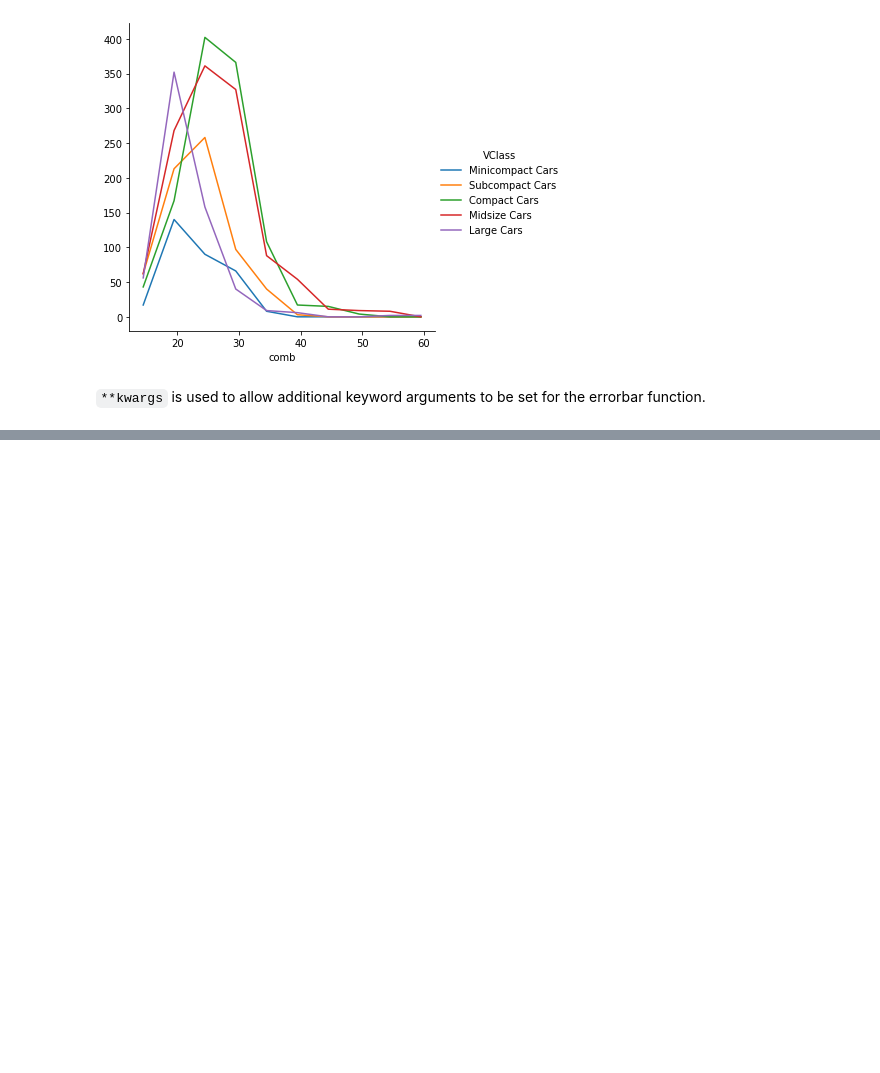
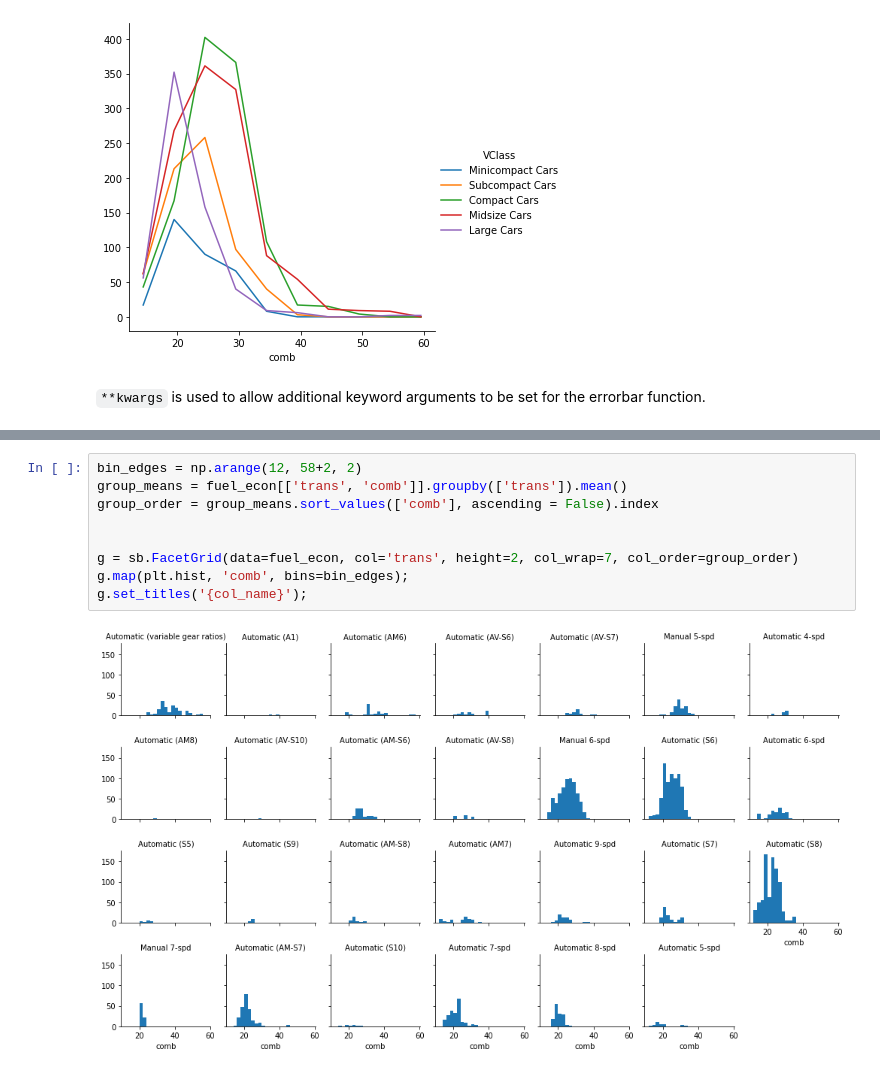
Before and after one commit to jackycwwang/data_visualization, a Jupyter notebook: 3. bivariate_exploration_of_data.ipynb, the cells around one changed output, grey strips where cells are left out. Saved outputs shown, nothing was run; the diff lists cells and outputs as text; blank space fills up the shorter version.

Commit message:
feat: Add Ridgeline Plots section

```diff
--- a/3. bivariate_exploration_of_data.ipynb
+++ b/3. bivariate_exploration_of_data.ipynb
@@ -1074,0 +1083,11 @@ sb.violinplot(data=fuel_econ, x='co2', y='VClass', color=base_color, inner='poin
+# %%
+bin_edges = np.arange(12, 58+2, 2)
+group_means = fuel_econ[['trans', 'comb']].groupby(['trans']).mean()
+group_order = group_means.sort_values(['comb'], ascending = False).index
+
+
+g = sb.FacetGrid(data=fuel_econ, col='trans', height=2, col_wrap=7, col_order=group_order)
+g.map(plt.hist, 'comb', bins=bin_edges);
+g.set_titles('{col_name}');
+# %% [output]
+[figure, added]
```
Also changed, not shown: parts of 59 cells of this notebook.
